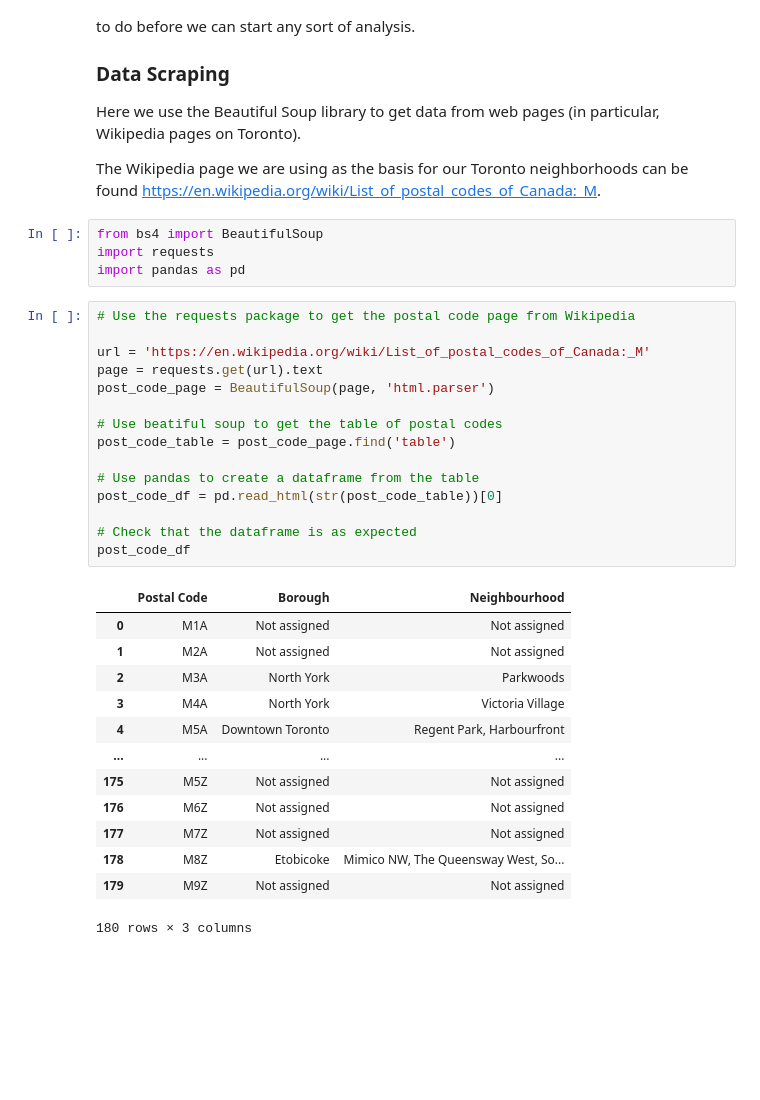
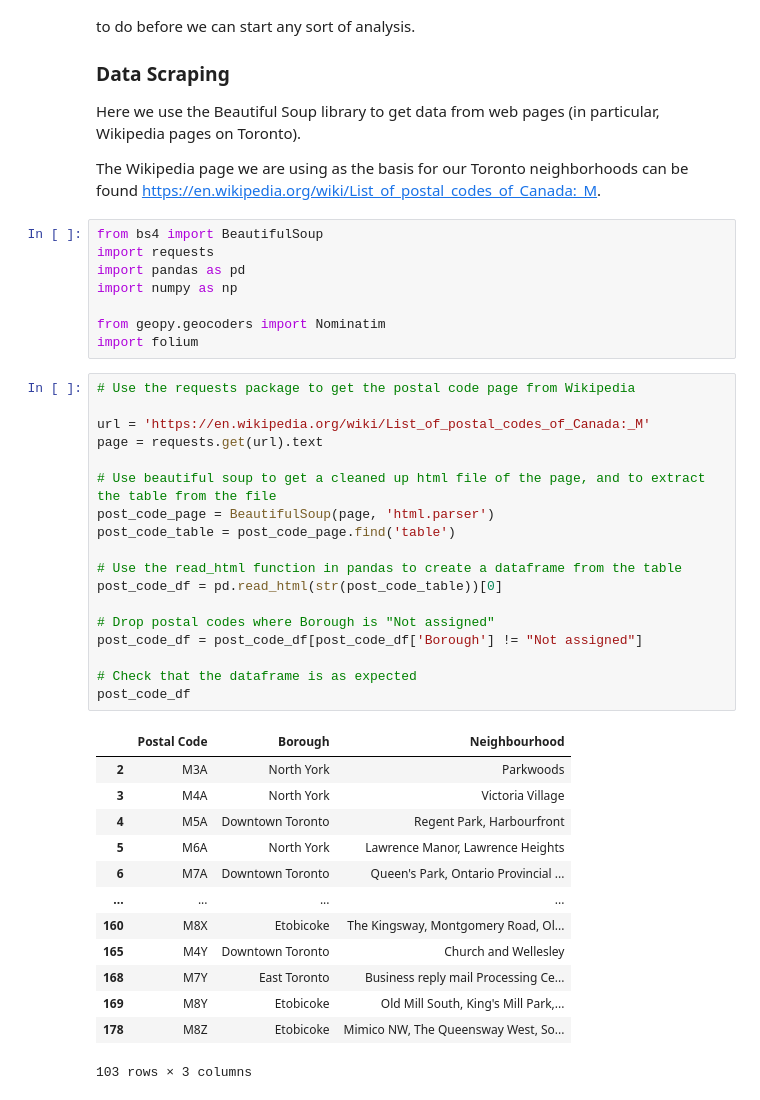
Before and after one commit to stumblingrobot/Battle_of_the_Neighborhoods, a Jupyter notebook: Toronto_Nhood_Data_Wrangling.ipynb, the cells around one changed output. Cells and saved outputs as stored; diff of their text form; blank space fills up the shorter version.

```diff
--- a/Toronto_Nhood_Data_Wrangling.ipynb
+++ b/Toronto_Nhood_Data_Wrangling.ipynb
@@ -16,32 +16,39 @@ The Wikipedia page we are using as the basis for our Toronto neighborhoods can b
 from bs4 import BeautifulSoup
 import requests
 import pandas as pd
+import numpy as np
+
+from geopy.geocoders import Nominatim
+import folium
 # %%
 # Use the requests package to get the postal code page from Wikipedia
 
 url = 'https://en.wikipedia.org/wiki/List_of_postal_codes_of_Canada:_M'
 page = requests.get(url).text
+
+# Use beautiful soup to get a cleaned up html file of the page, and to extract the table from the file
 post_code_page = BeautifulSoup(page, 'html.parser')
-
-# Use beatiful soup to get the table of postal codes
 post_code_table = post_code_page.find('table')
 
-# Use pandas to create a dataframe from the table
+# Use the read_html function in pandas to create a dataframe from the table
 post_code_df = pd.read_html(str(post_code_table))[0]
+
+# Drop postal codes where Borough is "Not assigned"
+post_code_df = post_code_df[post_code_df['Borough'] != "Not assigned"]
 
 # Check that the dataframe is as expected
 post_code_df
 # %% [output]
 |  | Postal Code | Borough | Neighbourhood |
-| 0 | M1A | Not assigned | Not assigned |
-| 1 | M2A | Not assigned | Not assigned |
 | 2 | M3A | North York | Parkwoods |
 | 3 | M4A | North York | Victoria Village |
 | 4 | M5A | Downtown Toronto | Regent Park, Harbourfront |
+| 5 | M6A | North York | Lawrence Manor, Lawrence Heights |
+| 6 | M7A | Downtown Toronto | Queen's Park, Ontario Provincial ... |
 | ... | ... | ... | ... |
-| 175 | M5Z | Not assigned | Not assigned |
-| 176 | M6Z | Not assigned | Not assigned |
-| 177 | M7Z | Not assigned | Not assigned |
+| 160 | M8X | Etobicoke | The Kingsway, Montgomery Road, Ol... |
+| 165 | M4Y | Downtown Toronto | Church and Wellesley |
+| 168 | M7Y | East Toronto | Business reply mail Processing Ce... |
+| 169 | M8Y | Etobicoke | Old Mill South, King's Mill Park,... |
 | 178 | M8Z | Etobicoke | Mimico NW, The Queensway West, So... |
-| 179 | M9Z | Not assigned | Not assigned |
-180 rows × 3 columns
+103 rows × 3 columns
```
Also changed, not shown: parts of 8 cells of this notebook.
